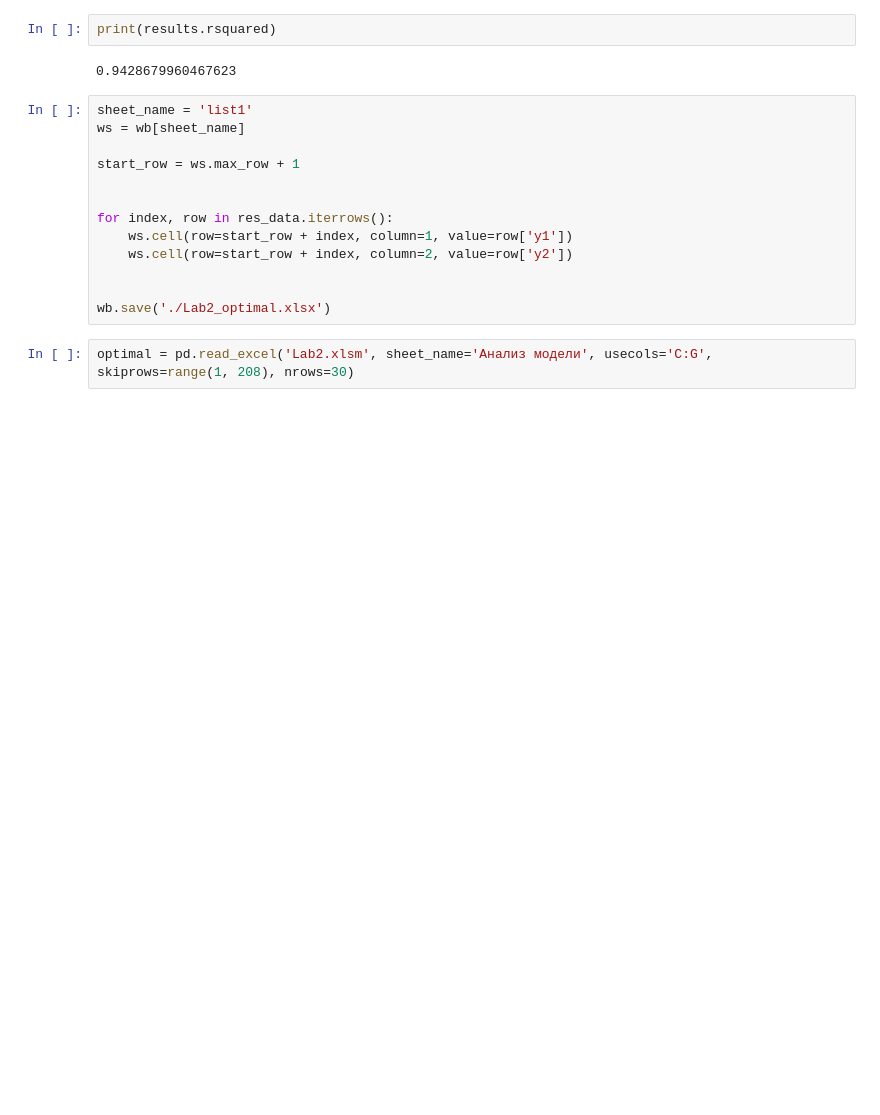
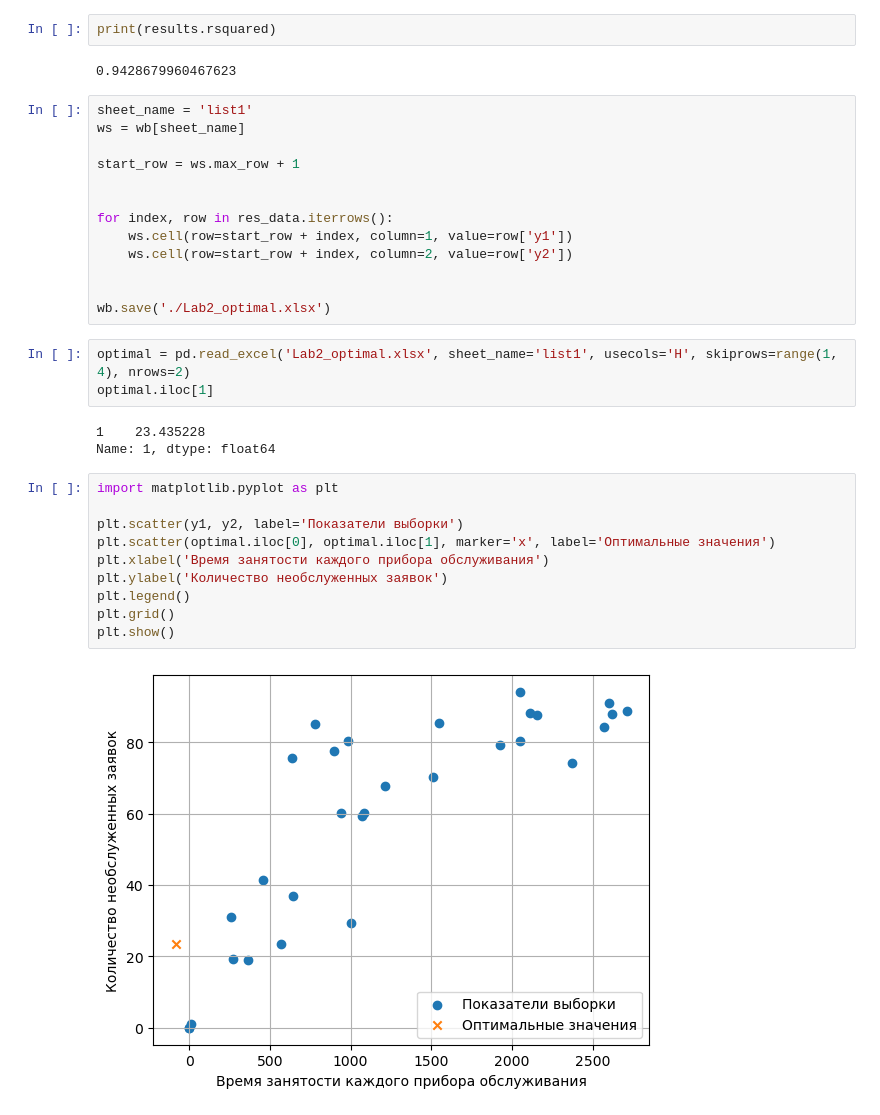
Before and after one commit to pluggarose/Lab2_Osa, a Jupyter notebook: Lab2.ipynb, the cells around one changed output. Saved outputs shown, nothing was run; the diff lists cells and outputs as text; blank space fills up the shorter version.

```diff
--- a/Lab2.ipynb
+++ b/Lab2.ipynb
@@ -174,4 +174,20 @@ for index, row in res_data.iterrows():
 
 wb.save('./Lab2_optimal.xlsx')
 # %%
-optimal = pd.read_excel('Lab2.xlsm', sheet_name='Анализ модели', usecols='C:G', skiprows=range(1, 208), nrows=30)
+optimal = pd.read_excel('Lab2_optimal.xlsx', sheet_name='list1', usecols='H', skiprows=range(1, 4), nrows=2)
+optimal.iloc[1]
+# %% [output]
+1    23.435228
+Name: 1, dtype: float64
+# %%
+import matplotlib.pyplot as plt
+
+plt.scatter(y1, y2, label='Показатели выборки')
+plt.scatter(optimal.iloc[0], optimal.iloc[1], marker='x', label='Оптимальные значения')
+plt.xlabel('Время занятости каждого прибора обслуживания')
+plt.ylabel('Количество необслуженных заявок')
+plt.legend()
+plt.grid()
+plt.show()
+# %% [output]
+[figure, added]
```
